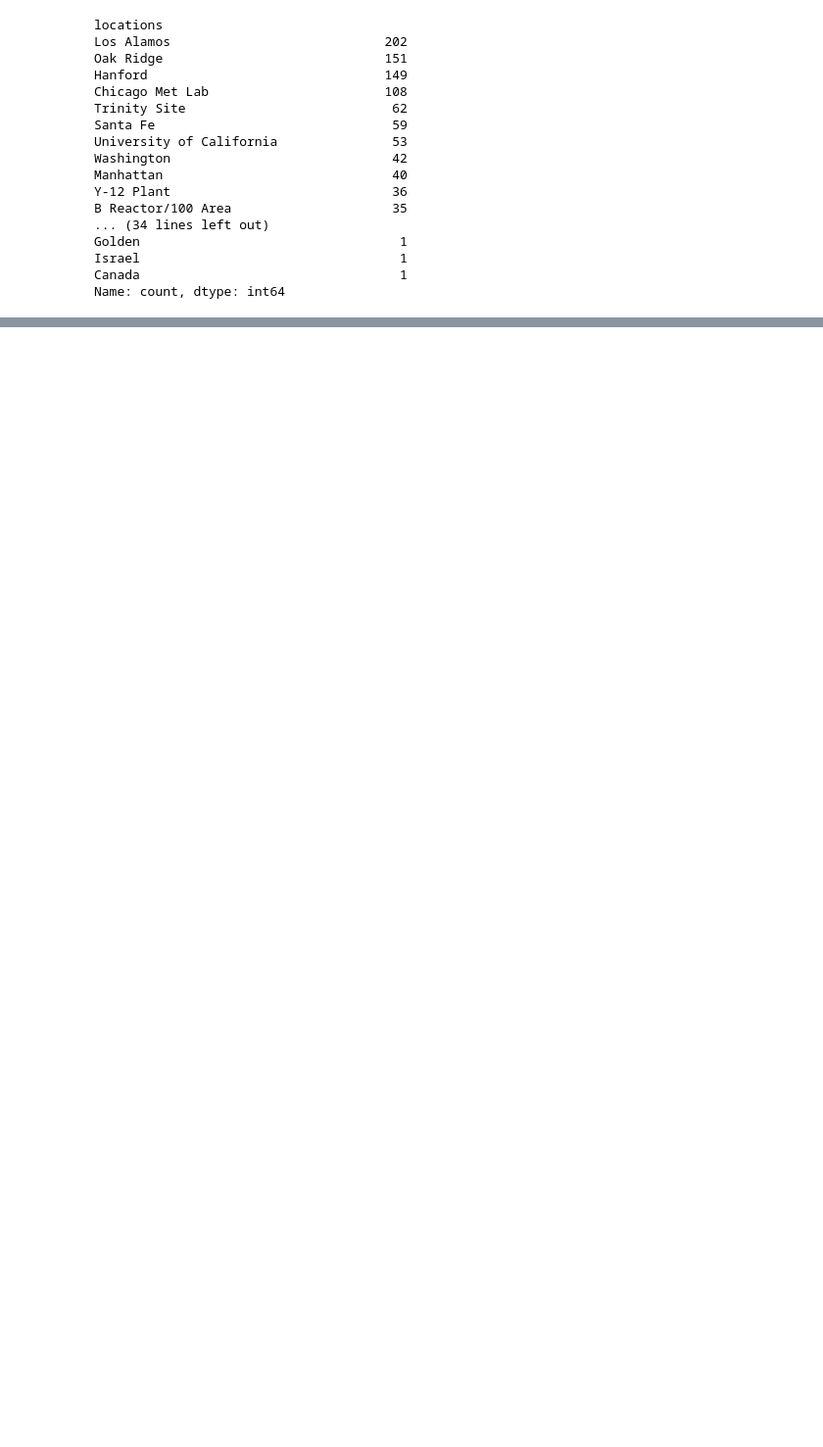
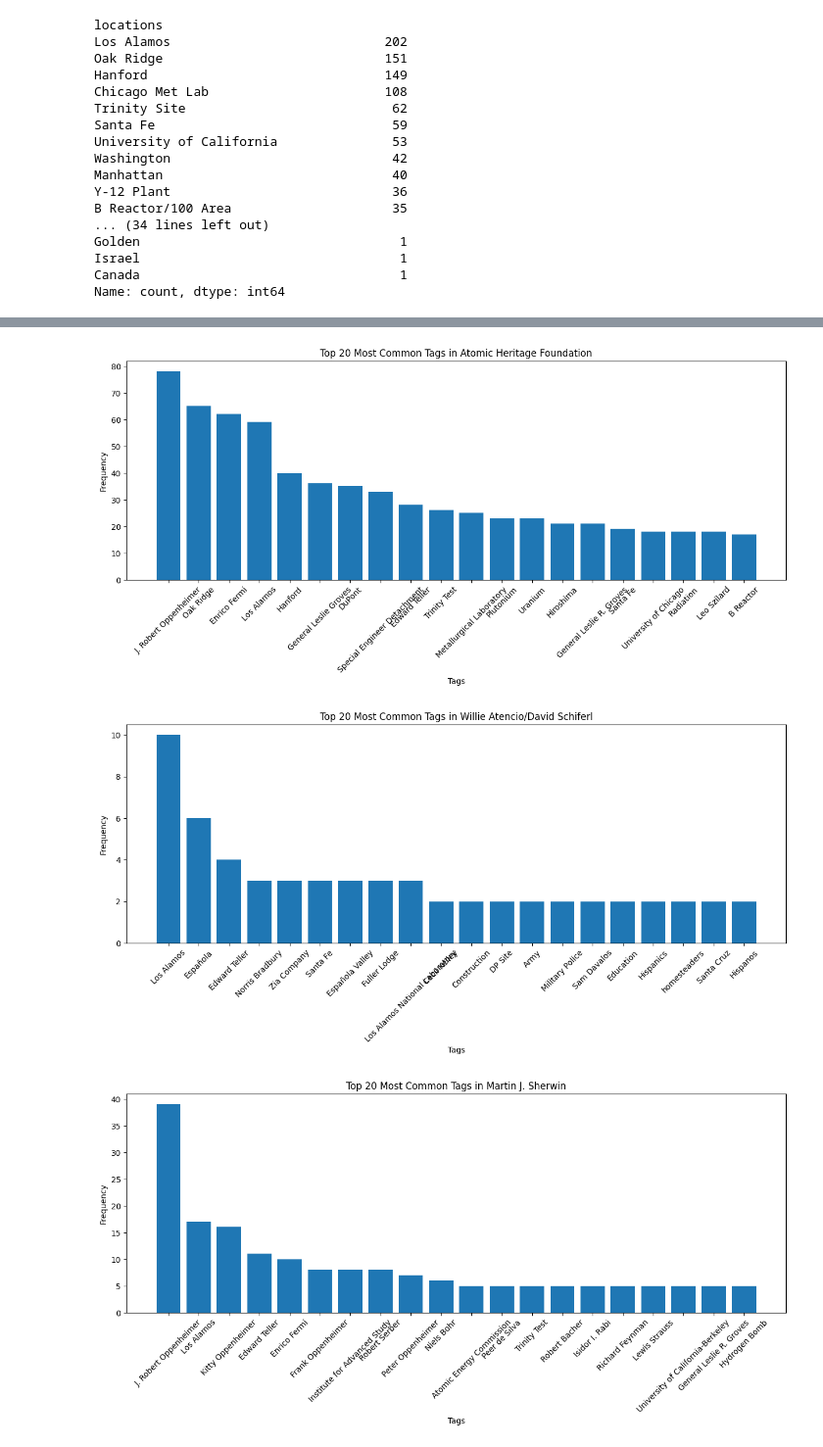
Before and after one commit to davromano/Voices-of-the-Manhattan-Project, a Jupyter notebook: src/EDA.ipynb, the cells around one changed output, grey strips where cells are left out. Shown at 98% size. Saved outputs shown, nothing was run; the diff lists cells and outputs as text; code cells hidden in the pictures; blank space fills up the shorter version.

```diff
--- a/src/EDA.ipynb
+++ b/src/EDA.ipynb
@@ -84,0 +86,18 @@ plot_most_common_tags("Chicago Met Lab", location_tags["Chicago Met Lab"], n=10)
+# %%
+# Initialize a dictionary to store tags for each collection
+collection_tags = {}
+
+# Iterate through the DataFrame and accumulate tags for each location
+for _, row in df.iterrows():
+    for collection in row["collections"]:
+        if collection not in collection_tags:
+            collection_tags[collection] = []
+        collection_tags[collection].extend(row["tags"])
+
+# Create a bar plot for each collection showing the frequencies of the 5 most common tags
+for collection, tags in collection_tags.items():
+    plot_most_common_tags(collection, tags, n=20)
+# %% [output]
+[figure, added]
+[figure, added]
+[figure, added]
```
Also changed, not shown: parts of 2 cells of this notebook.
